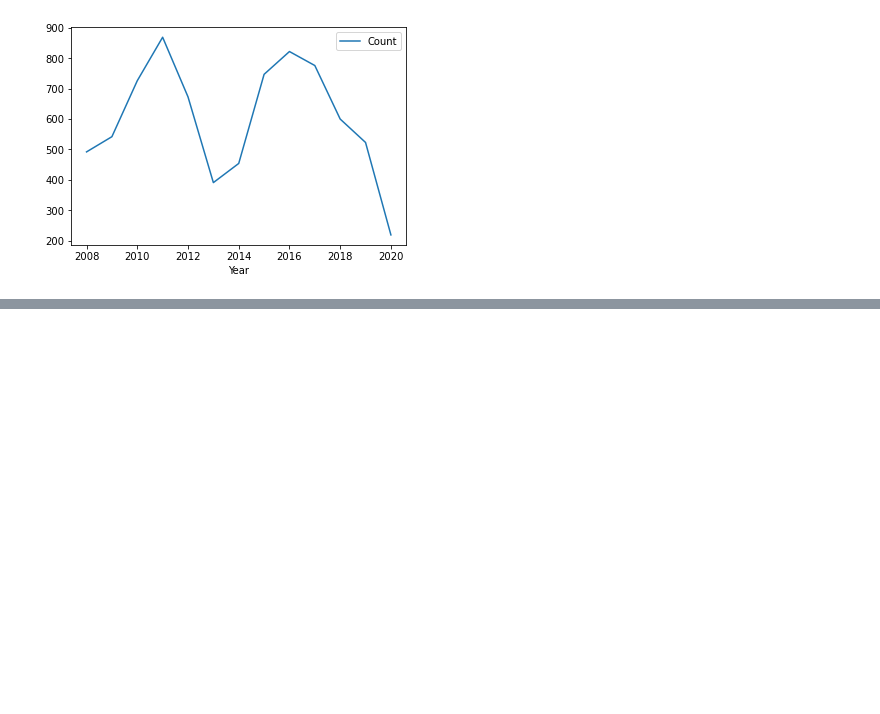
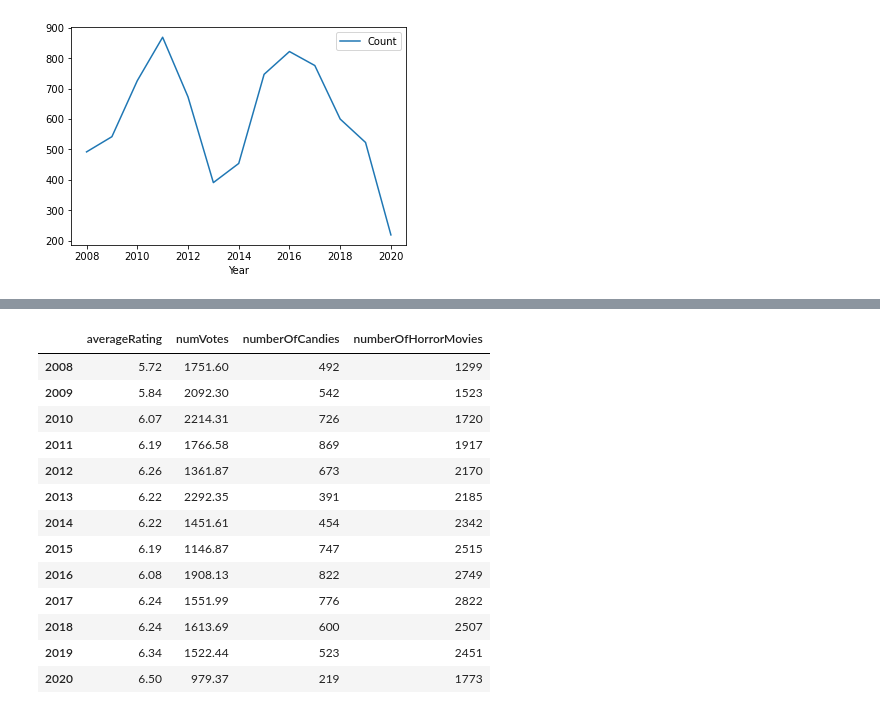
Before and after one commit to radroid/trick-or-treat-visualization, a Jupyter notebook: trick_or_treat_eda.ipynb, the cells around one changed output, grey strips where cells are left out. Saved outputs shown, nothing was run; the diff lists cells and outputs as text; code cells hidden in the pictures; blank space fills up the shorter version.

```diff
--- a/trick_or_treat_eda.ipynb
+++ b/trick_or_treat_eda.ipynb
@@ -374,0 +417,18 @@ halloween_df.groupby("Year").sum().plot();
+# %%
+combined_df["numberOfHorrorMovies"] = imdb_horror_df2.groupby("startYear").count()["averageRating"]
+combined_df
+# %% [output]
+|  | averageRating | numVotes | numberOfCandies | numberOfHorrorMovies |
+| 2008 | 5.72 | 1751.60 | 492 | 1299 |
+| 2009 | 5.84 | 2092.30 | 542 | 1523 |
+| 2010 | 6.07 | 2214.31 | 726 | 1720 |
+| 2011 | 6.19 | 1766.58 | 869 | 1917 |
+| 2012 | 6.26 | 1361.87 | 673 | 2170 |
+| 2013 | 6.22 | 2292.35 | 391 | 2185 |
+| 2014 | 6.22 | 1451.61 | 454 | 2342 |
+| 2015 | 6.19 | 1146.87 | 747 | 2515 |
+| 2016 | 6.08 | 1908.13 | 822 | 2749 |
+| 2017 | 6.24 | 1551.99 | 776 | 2822 |
+| 2018 | 6.24 | 1613.69 | 600 | 2507 |
+| 2019 | 6.34 | 1522.44 | 523 | 2451 |
+| 2020 | 6.50 | 979.37 | 219 | 1773 |
```
Also changed, not shown: parts of 5 cells of this notebook.
